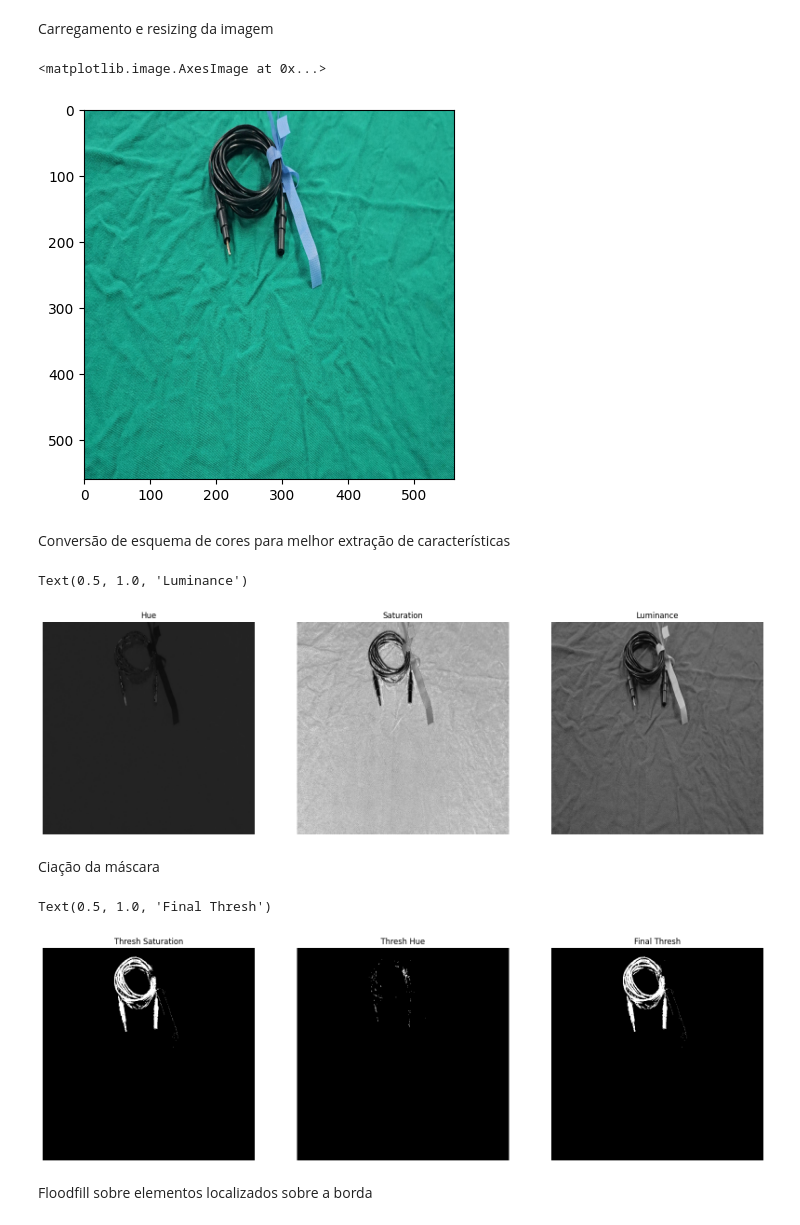
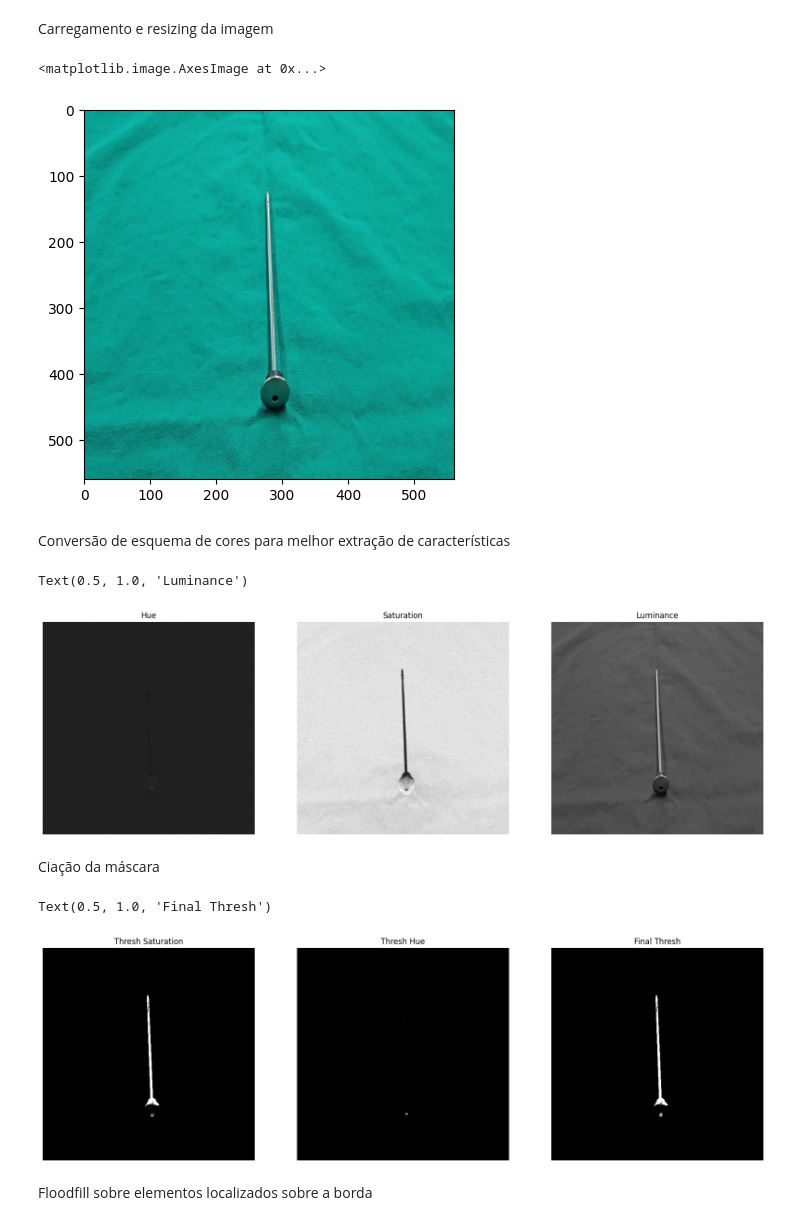
Before and after one commit to Rafael-Marinho-dos-Anjos/image_division-new-, a Jupyter notebook: segmentation_test.ipynb, the cells around one changed output. Drawn from its saved outputs; the diff is of its cells as text; code cells hidden in the pictures.

```diff
--- a/segmentation_test.ipynb
+++ b/segmentation_test.ipynb
@@ -7,13 +7,13 @@ from skimage import io
 Carregamento e resizing da imagem
 # %%
 nstrmnt = "cabo"
-img = io.imread(r"\\storage01\Robotica\Dataset CME\ferramentas montadas\{}\fotos\frame_0010.jpg".format(nstrmnt))
+img = io.imread(r"\\storage01\Robotica\Dataset CME\ferramentas desmontadas kit trocater\1\2\fotos\frame_0054.jpg")
 dim = 560
 img = cv2.resize(img, (dim,dim), interpolation=cv2.INTER_AREA)
 plt.imshow(img)
 # %% [output]
 <matplotlib.image.AxesImage at 0x...>
-[figure, old version]
+[figure, new version]
 # %% [markdown]
 Conversão de esquema de cores para melhor extração de características
 # %%
@@ -43,11 +43,11 @@ plt.axis('off')
 plt.title("Luminance")
 # %% [output]
 Text(0.5, 1.0, 'Luminance')
-[figure, old version]
+[figure, new version]
 # %% [markdown]
 Ciação da máscara
 # %%
-ret, thrsld_1 = cv2.threshold(s, 100, 255, cv2.THRESH_BINARY_INV)
+ret, thrsld_1 = cv2.threshold(s, 120, 255, cv2.THRESH_BINARY_INV)
 ret, thrsld_2 = cv2.threshold(h, 12, 255, cv2.THRESH_BINARY_INV)
 thrsld = thrsld_1 + thrsld_2
 
@@ -68,7 +68,7 @@ plt.axis('off')
 plt.title("Final Thresh")
 # %% [output]
 Text(0.5, 1.0, 'Final Thresh')
-[figure, old version]
+[figure, new version]
 # %% [markdown]
 Floodfill sobre elementos localizados sobre a borda
 # %%
```
Also changed, not shown: parts of 2 cells of this notebook, 3 other files.
